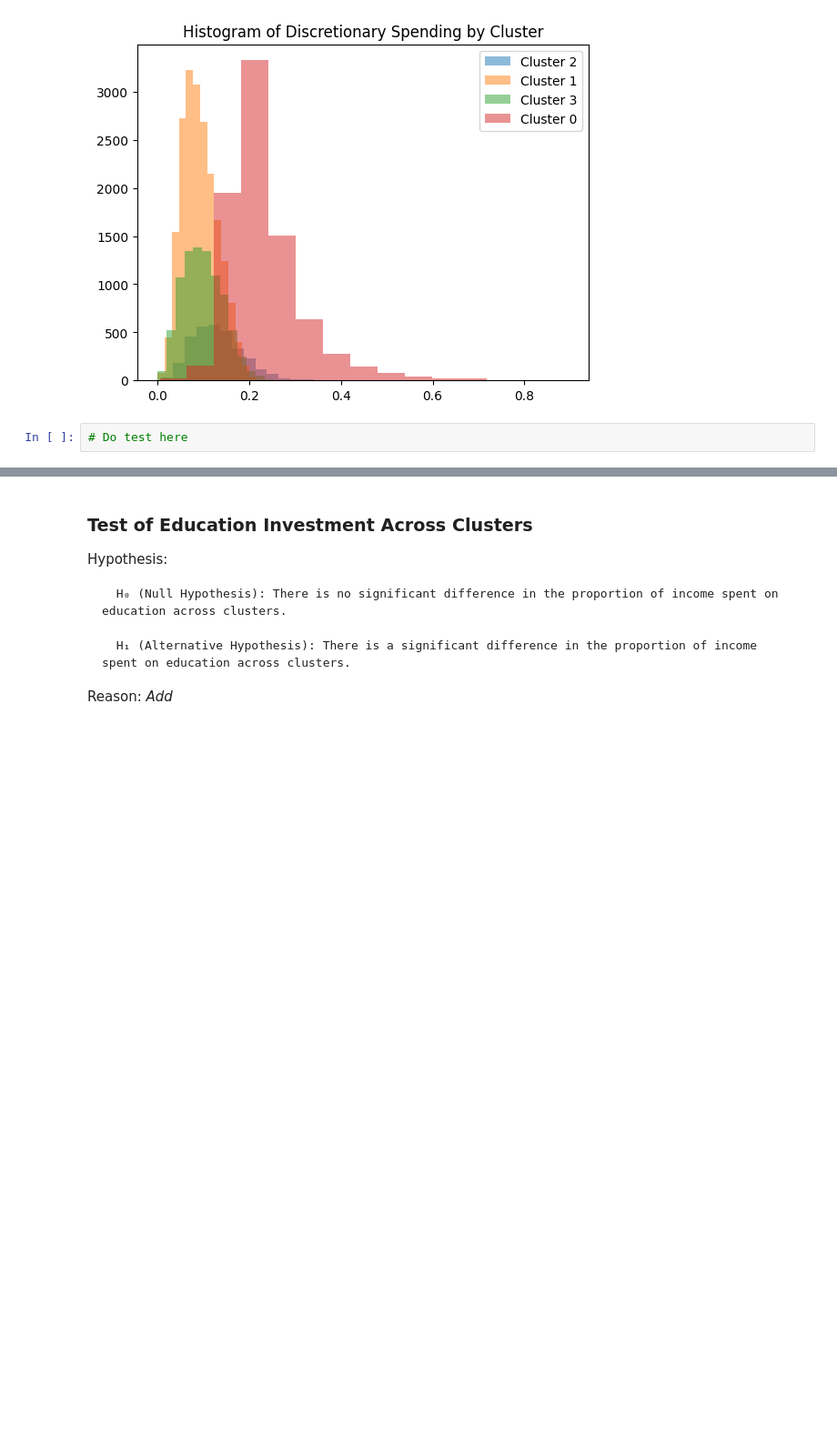
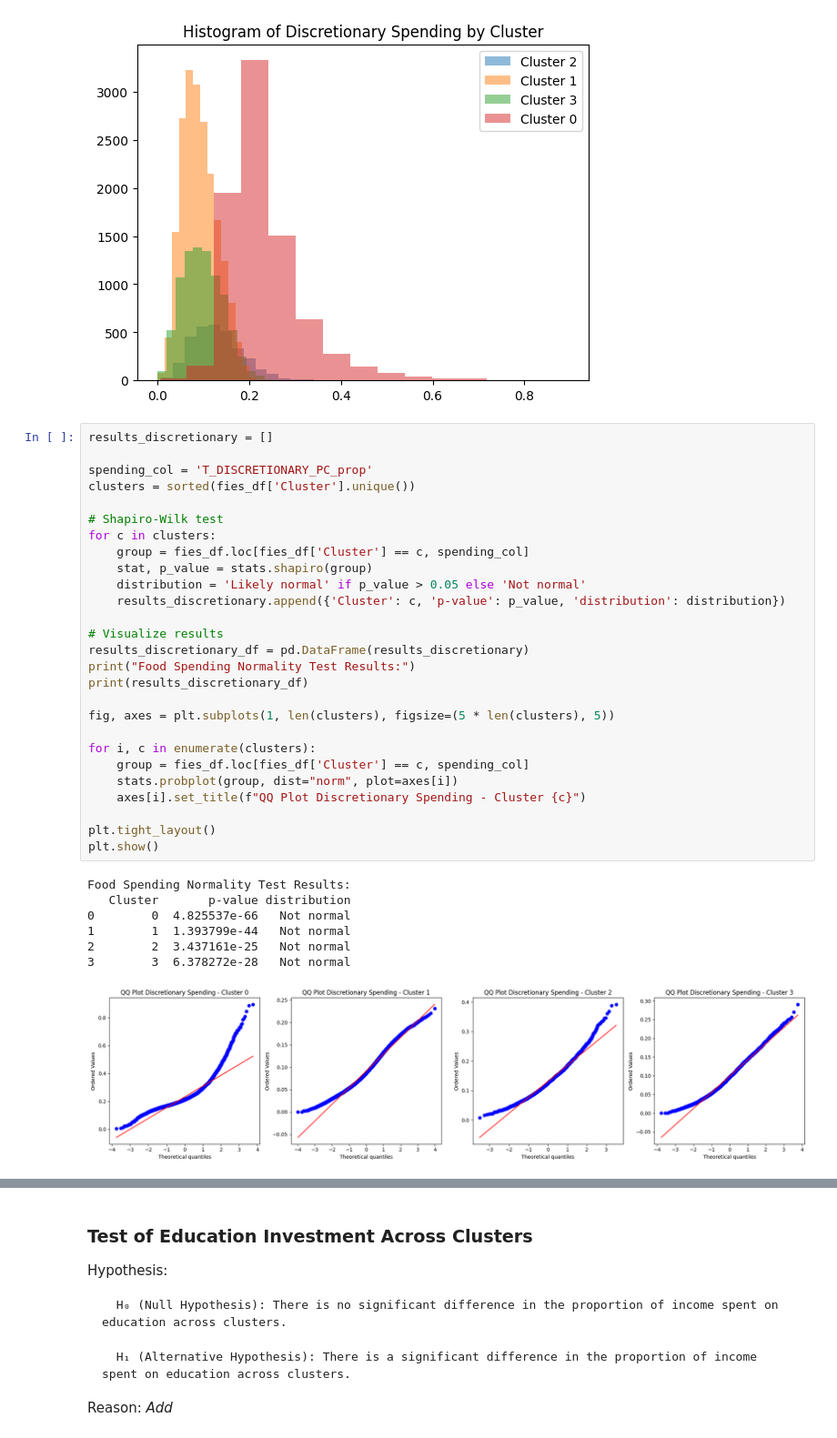
Before and after one commit to marxandreadiane/CSMODEL-MCO1, a Jupyter notebook: CSMODEL-MCO1.ipynb, the cells around one changed output, grey strips where cells are left out. Shown at 91% size. Cells and saved outputs as stored; diff of their text form; blank space fills up the shorter version.

```diff
--- a/CSMODEL-MCO1.ipynb
+++ b/CSMODEL-MCO1.ipynb
@@ -1032,5 +1088,38 @@ plt.title('Histogram of Discretionary Spending by Cluster')
 plt.show()
 # %% [output]
 [figure]
-# %%
-# Do test here
+# %%
+results_discretionary = []
+
+spending_col = 'T_DISCRETIONARY_PC_prop'
+clusters = sorted(fies_df['Cluster'].unique())
+
+# Shapiro-Wilk test
+for c in clusters:
+    group = fies_df.loc[fies_df['Cluster'] == c, spending_col]
+    stat, p_value = stats.shapiro(group)
+    distribution = 'Likely normal' if p_value > 0.05 else 'Not normal'
+    results_discretionary.append({'Cluster': c, 'p-value': p_value, 'distribution': distribution})
+
+# Visualize results
+results_discretionary_df = pd.DataFrame(results_discretionary)
+print("Food Spending Normality Test Results:")
+print(results_discretionary_df)
+
+fig, axes = plt.subplots(1, len(clusters), figsize=(5 * len(clusters), 5))
+
+for i, c in enumerate(clusters):
+    group = fies_df.loc[fies_df['Cluster'] == c, spending_col]
+    stats.probplot(group, dist="norm", plot=axes[i])
+    axes[i].set_title(f"QQ Plot Discretionary Spending - Cluster {c}")
+
+plt.tight_layout()
+plt.show()
+# %% [output]
+Food Spending Normality Test Results:
+   Cluster       p-value distribution
+0        0  4.825537e-66   Not normal
+1        1  1.393799e-44   Not normal
+2        2  3.437161e-25   Not normal
+3        3  6.378272e-28   Not normal
+[figure, added]
```
Also changed, not shown: parts of 14 cells of this notebook.
